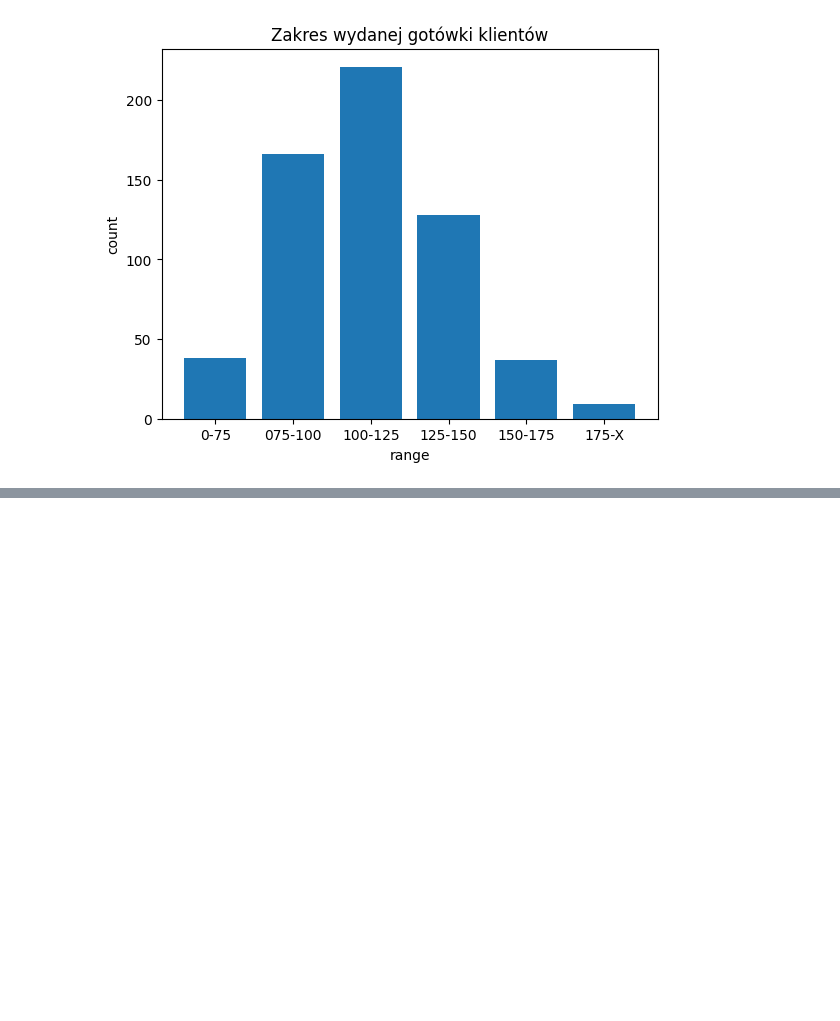
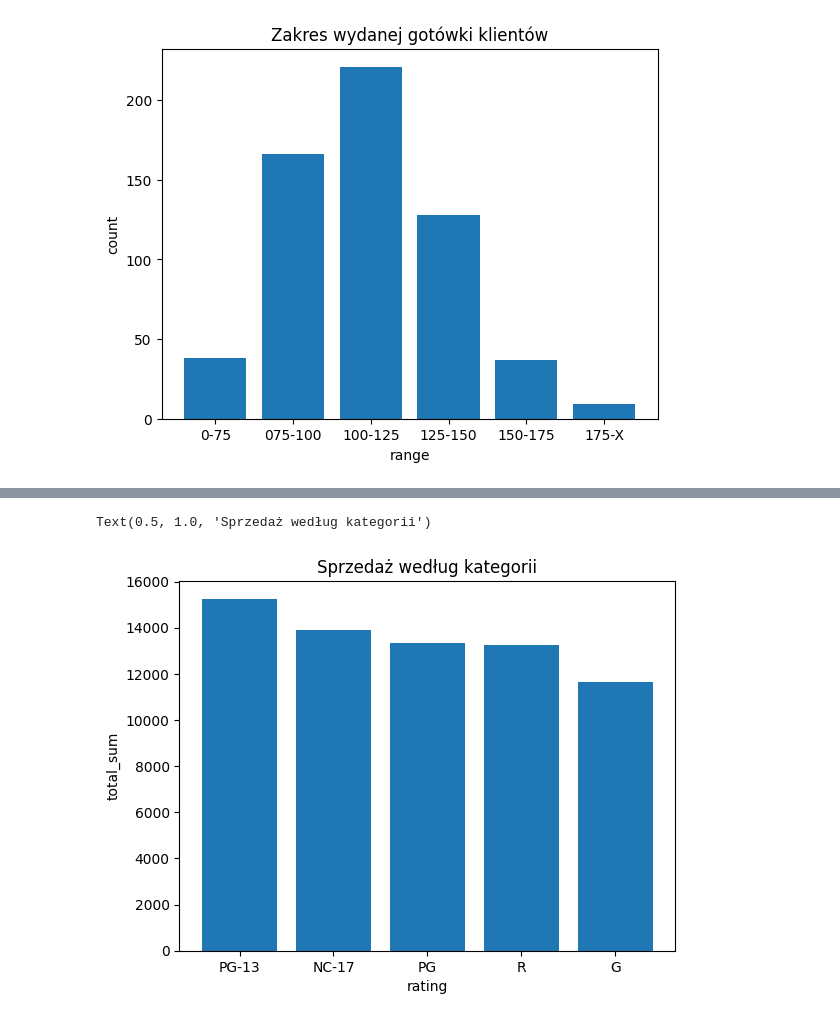
Before and after one commit to Popsonikk/filmoteka, a Jupyter notebook: Filmoteka.ipynb, the cells around one changed output, grey strips where cells are left out. Drawn from its saved outputs; the diff is of its cells as text; code cells hidden in the pictures; blank space fills up the shorter version.

```diff
--- a/Filmoteka.ipynb
+++ b/Filmoteka.ipynb
@@ -131,0 +153,3 @@ Text(0.5, 1.0, 'Zakres wydanej gotówki klientów')
+# %%
+data=pd.read_csv("total_sale_by_rating",sep=",",skiprows=1,names=["sum","category"])
+data
@@ -131,0 +163,8 @@ Text(0.5, 1.0, 'Zakres wydanej gotówki klientów')
+# %%
+plt.bar(data['category'],data['sum'])
+plt.xlabel("rating")
+plt.ylabel("total_sum")
+plt.title("Sprzedaż według kategorii")
+# %% [output]
+Text(0.5, 1.0, 'Sprzedaż według kategorii')
+[figure, added]
```
Also changed, not shown: parts of 5 cells of this notebook.
